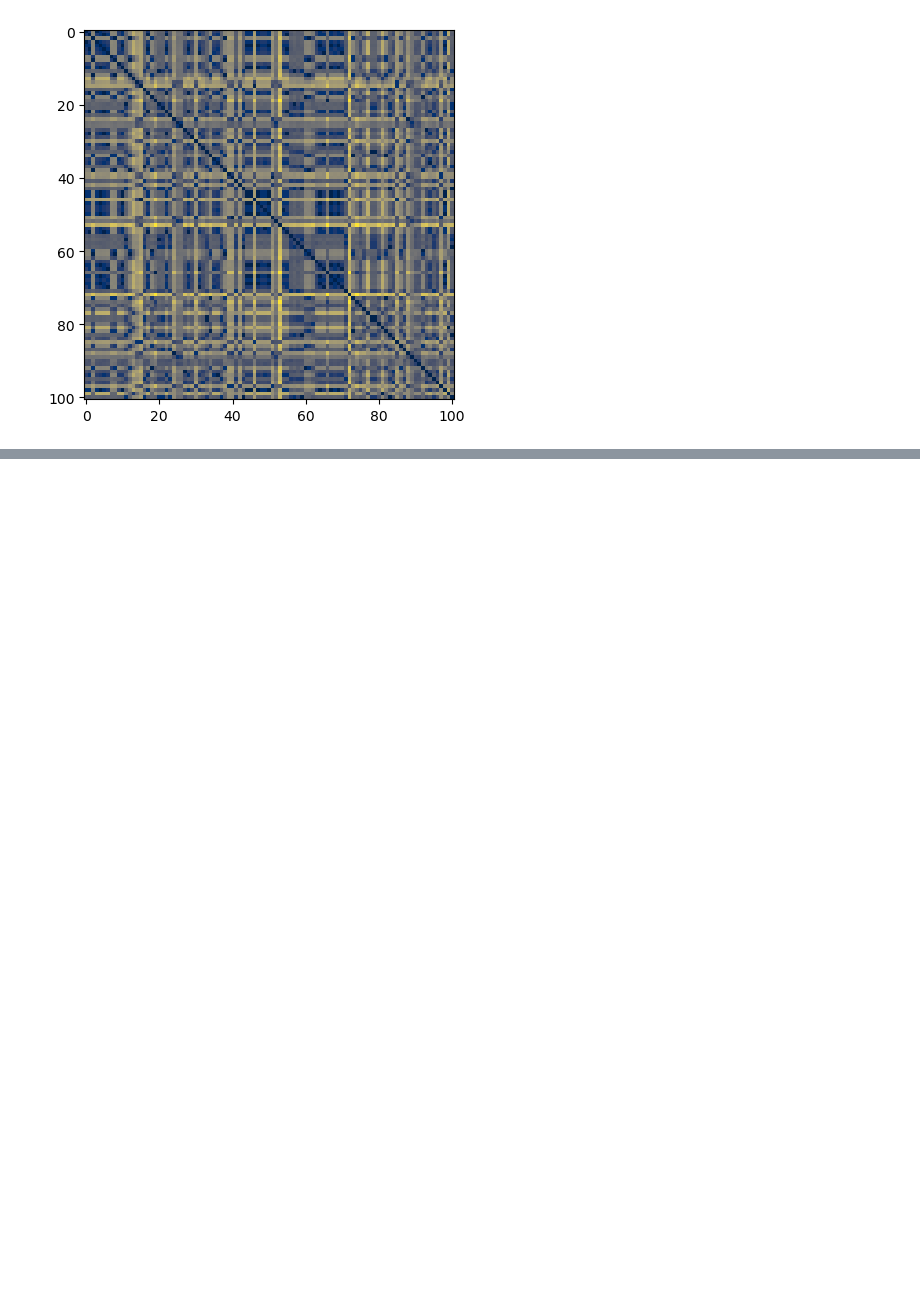
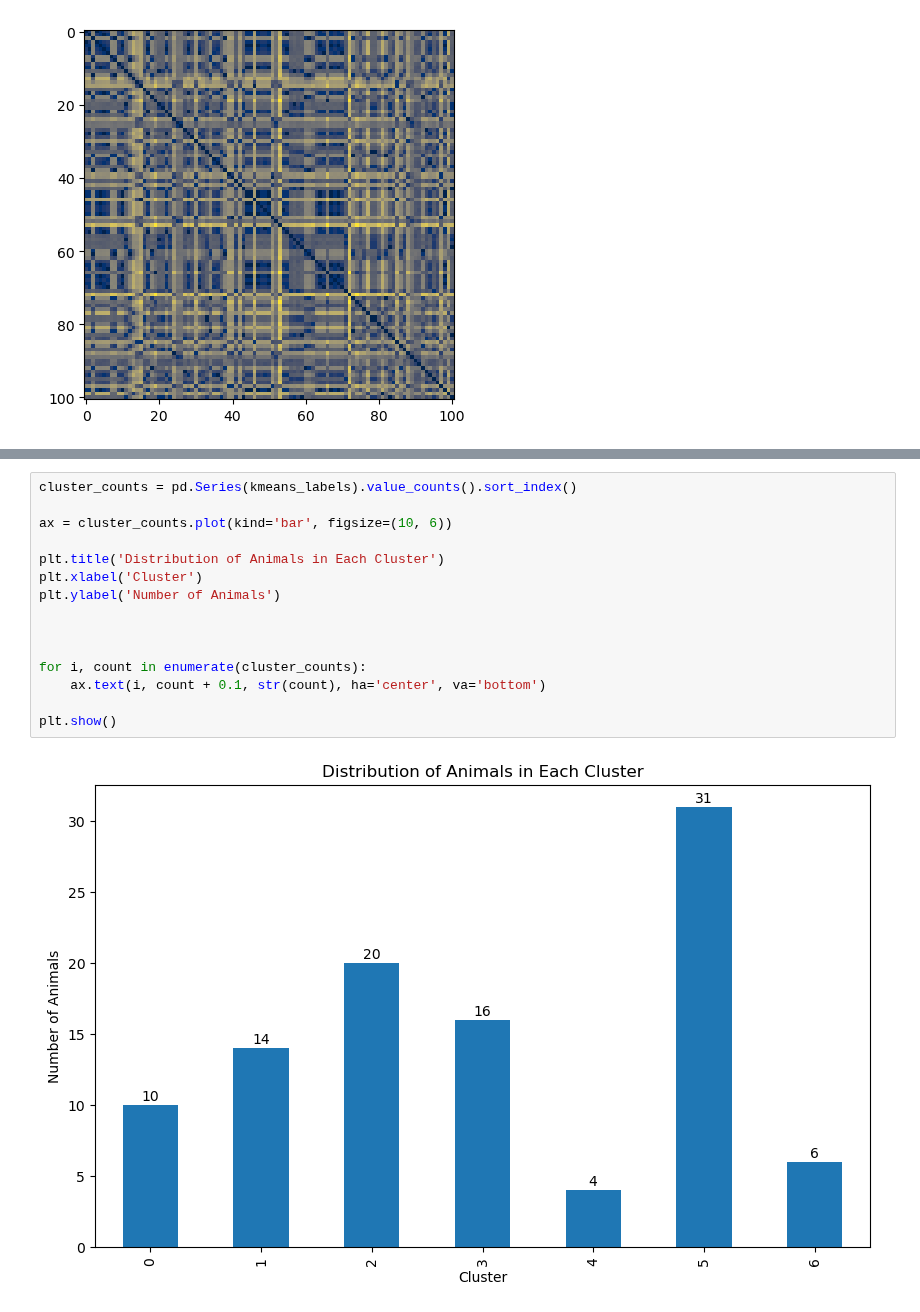
Before and after one commit to tundraparisi/dscoding-projects, a Jupyter notebook: Akash.Mittal/src/zoodata.ipynb, the cells around one changed output, grey strips where cells are left out. Drawn from its saved outputs; the diff is of its cells as text; blank space fills up the shorter version.

```diff
--- a/Akash.Mittal/src/zoodata.ipynb
+++ b/Akash.Mittal/src/zoodata.ipynb
@@ -157,0 +247,17 @@ plt.imshow(pair_wise_distance, cmap='cividis', interpolation='none')
+# %%
+cluster_counts = pd.Series(kmeans_labels).value_counts().sort_index()
+
+ax = cluster_counts.plot(kind='bar', figsize=(10, 6))
+
+plt.title('Distribution of Animals in Each Cluster')
+plt.xlabel('Cluster')
+plt.ylabel('Number of Animals')
+
+
+
+for i, count in enumerate(cluster_counts):
+    ax.text(i, count + 0.1, str(count), ha='center', va='bottom')
+
+plt.show()
+# %% [output]
+[figure, added]
```
Also changed, not shown: parts of 13 cells of this notebook.
